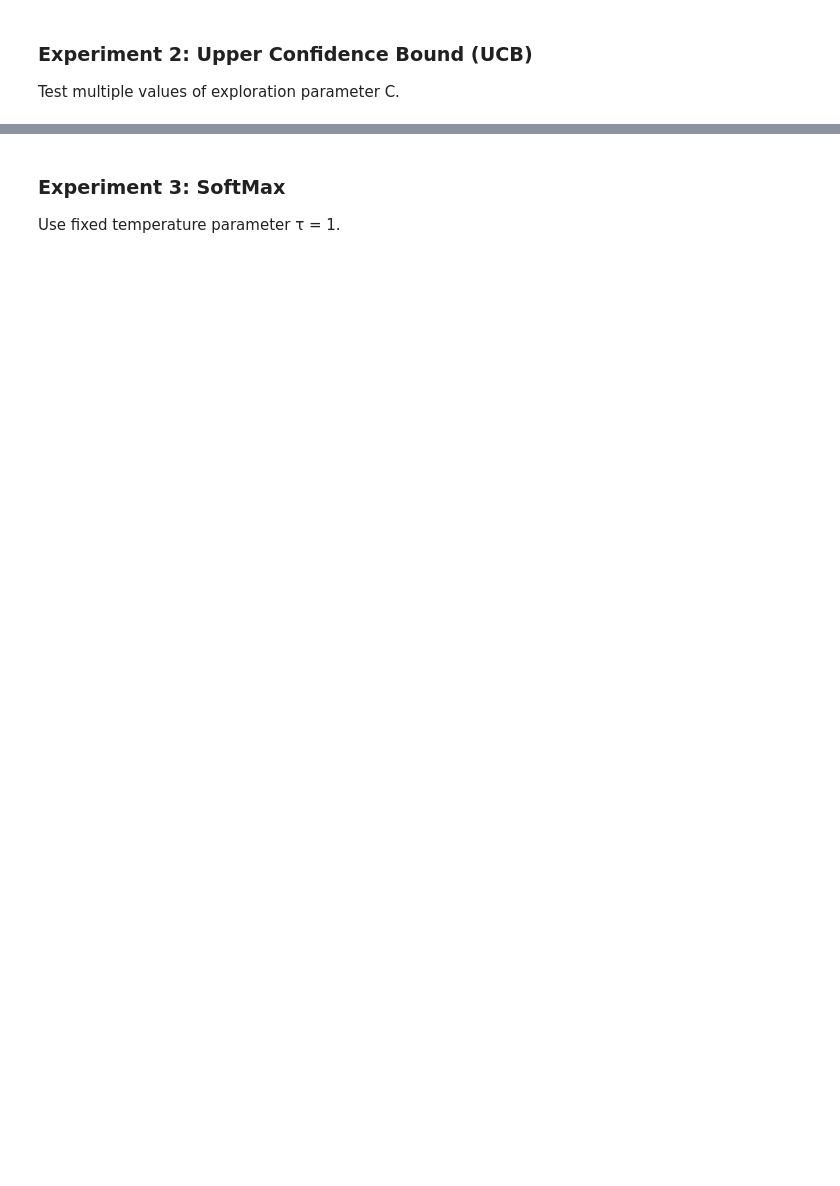
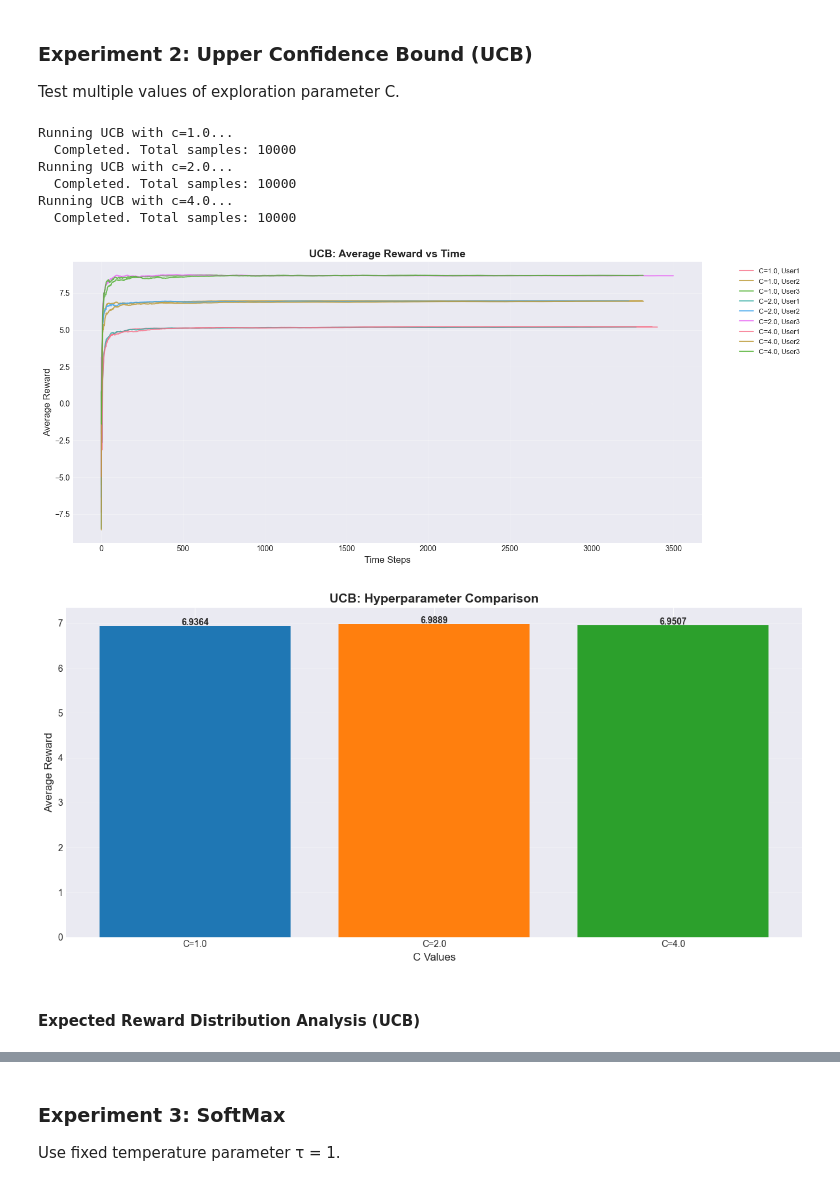
Before and after one commit to niyatidoesntcode/contextual-bandit, a Jupyter notebook: lab3_results_U20230080.ipynb, the cells around one changed output, grey strips where cells are left out. Drawn from its saved outputs; the diff is of its cells as text; code cells hidden in the pictures; blank space fills up the shorter version.

```diff
--- a/lab3_results_U20230080.ipynb
+++ b/lab3_results_U20230080.ipynb
@@ -383,0 +383,11 @@ According to the assignment, the arm index `j` maps to (News Category, User Cont
+# %%
+#Epsilon-Greedy Strategy
+class EpsilonGreedy(Bandit):
+    def __init__(self, epsilon, n_arms=4):
+        super().__init__(n_arms)
+        self.epsilon = epsilon
+
+    def select_action(self):
+        if np.random.random() < self.epsilon:
+            return np.random.randint(len(self.q))  # Explore
+        return np.argmax(self.q)  # Exploit
@@ -387,0 +474,22 @@ Run RL simulation for T=10,000 steps and compare different hyperparameters.
+# %%
+def plot_avg_reward_vs_time(results, title, param_name):
+    """Plot Average Reward vs Time for each context"""
+    plt.figure(figsize=(14, 6))
+
+    for param_val, ctx_data in results.items():
+        for ctx_idx, rewards in ctx_data.items():
+            if len(rewards) > 0:
+                # Calculate cumulative average reward
+                cumulative_avg = np.cumsum(rewards) / (np.arange(len(rewards)) + 1)
+                user_label = le_target.inverse_transform([ctx_idx])[0]
+                plt.plot(cumulative_avg,
+                        label=f'{param_name}={param_val}, {user_label}',
+                        alpha=0.8)
+
+    plt.title(title, fontsize=14, fontweight='bold')
+    plt.xlabel('Time Steps', fontsize=12)
+    plt.ylabel('Average Reward', fontsize=12)
+    plt.legend(bbox_to_anchor=(1.05, 1), loc='upper left', fontsize=9)
+    plt.grid(True, alpha=0.3)
+    plt.tight_layout()
+    plt.show()
@@ -393,3 +737,26 @@ Test multiple values of ε and compare performance.
 ### Experiment 2: Upper Confidence Bound (UCB)
 
 Test multiple values of exploration parameter C.
+# %%
+#Experimenting with different C values
+ucb_values = [1.0, 2.0, 4.0]
+results_ucb = run_simulation(UCB, 'c', ucb_values, T=10000)
+
+#Plotting results
+plot_avg_reward_vs_time(results_ucb,
+                        "UCB: Average Reward vs Time",
+                        "C")
+plot_hyperparameter_comparison(results_ucb,
+                                "UCB: Hyperparameter Comparison",
+                                "C")
+# %% [output]
+Running UCB with c=1.0...
+  Completed. Total samples: 10000
+Running UCB with c=2.0...
+  Completed. Total samples: 10000
+Running UCB with c=4.0...
+  Completed. Total samples: 10000
+[figure, added]
+[figure, added]
+# %% [markdown]
+#### Expected Reward Distribution Analysis (UCB)
```
Also changed, not shown: parts of 33 cells of this notebook, 3 other files.
